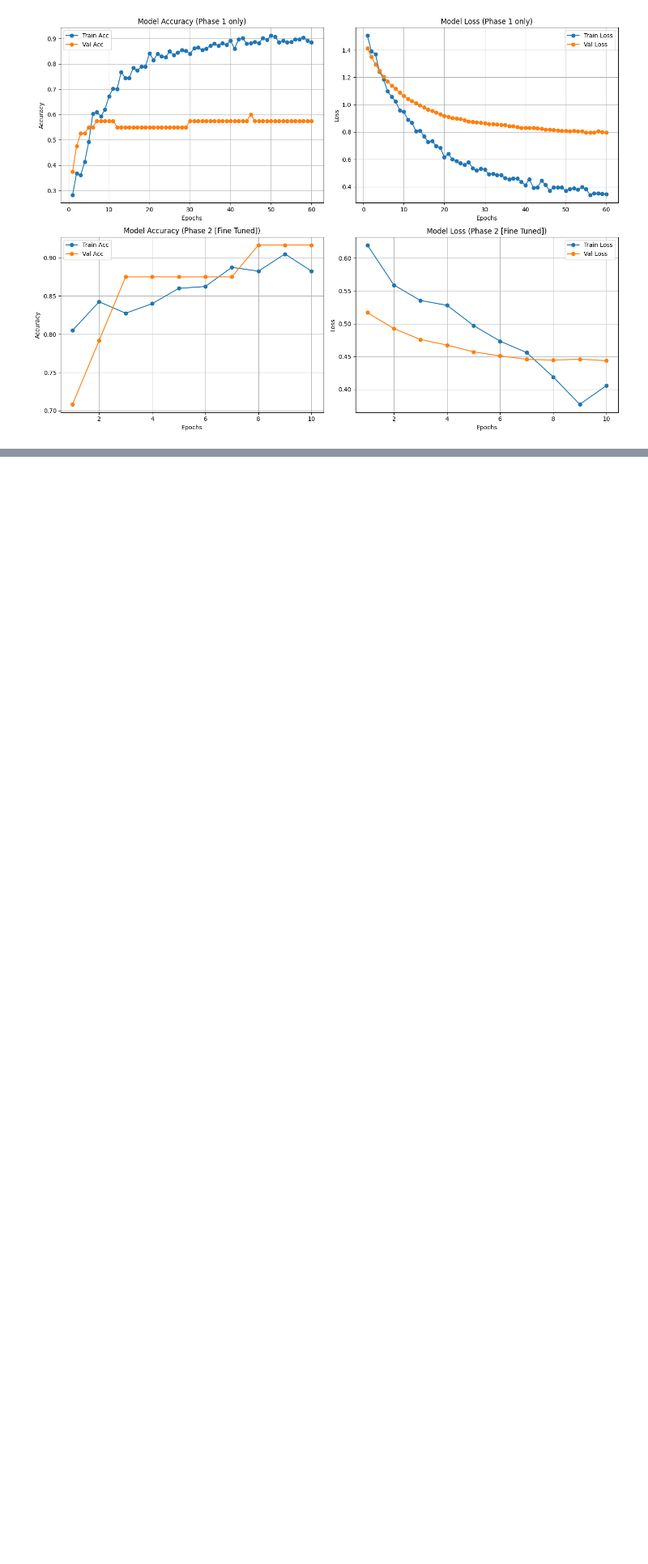
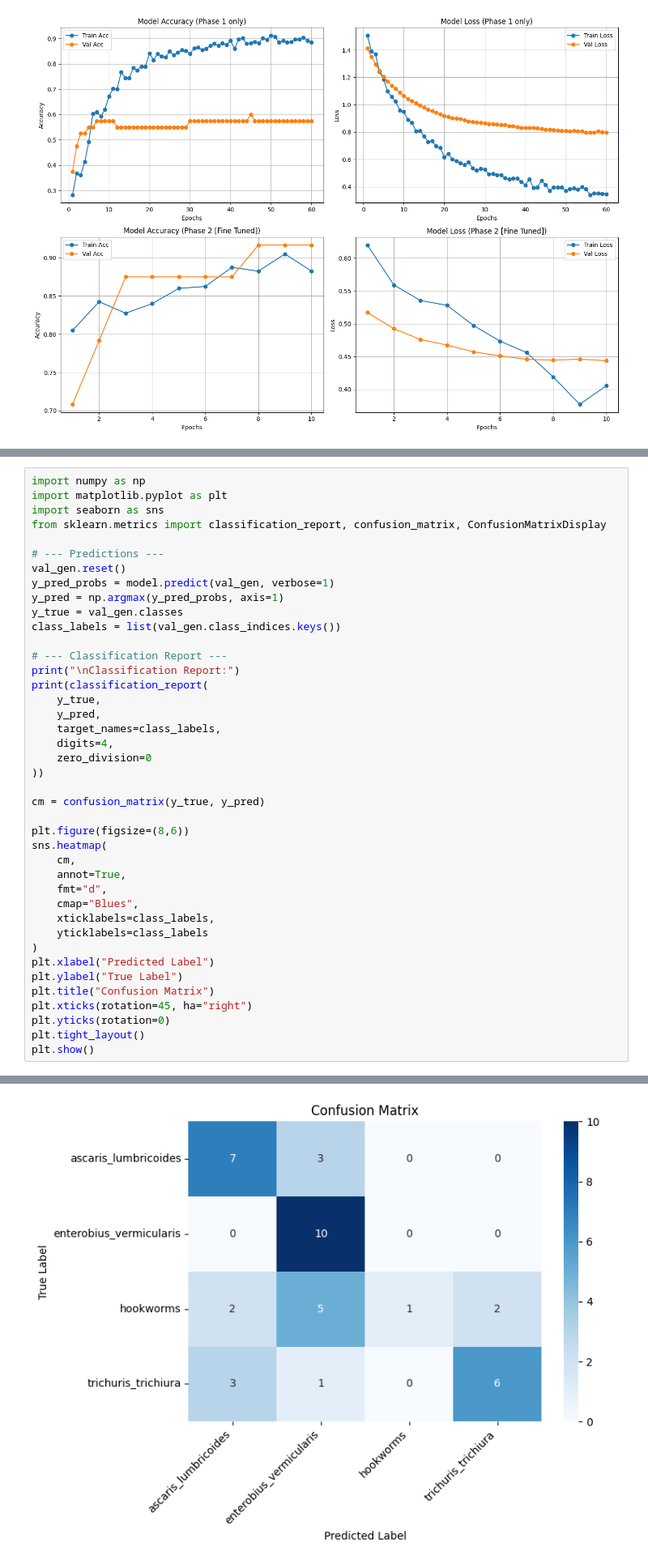
Before and after one commit to AtlastDeepLearning/Intestinal-Parasite-Classification-LW-CNN, a Jupyter notebook: efficientNet_B0_LW_CNN.ipynb, the cells around one changed output, grey strips where cells are left out. Shown at 81% size. Drawn from its saved outputs; the diff is of its cells as text; blank space fills up the shorter version.

```diff
--- a/efficientNet_B0_LW_CNN.ipynb
+++ b/efficientNet_B0_LW_CNN.ipynb
@@ -800,0 +984,42 @@ enterobius_vermicularis     0.6923    0.9000    0.7826        10
+# %%
+import numpy as np
+import matplotlib.pyplot as plt
+import seaborn as sns
+from sklearn.metrics import classification_report, confusion_matrix, ConfusionMatrixDisplay
+
+# --- Predictions ---
+val_gen.reset()
+y_pred_probs = model.predict(val_gen, verbose=1)
+y_pred = np.argmax(y_pred_probs, axis=1)
+y_true = val_gen.classes
+class_labels = list(val_gen.class_indices.keys())
+
+# --- Classification Report ---
+print("\nClassification Report:")
+print(classification_report(
+    y_true,
+    y_pred,
+    target_names=class_labels,
+    digits=4,
+    zero_division=0
+))
+
+cm = confusion_matrix(y_true, y_pred)
+
+plt.figure(figsize=(8,6))
+sns.heatmap(
+    cm,
+    annot=True,
+    fmt="d",
+    cmap="Blues",
+    xticklabels=class_labels,
+    yticklabels=class_labels
+)
+plt.xlabel("Predicted Label")
+plt.ylabel("True Label")
+plt.title("Confusion Matrix")
+plt.xticks(rotation=45, ha="right")
+plt.yticks(rotation=0)
+plt.tight_layout()
+plt.show()
+# %% [output]
@@ -800,0 +1039 @@ enterobius_vermicularis     0.6923    0.9000    0.7826        10
+[figure, added]
```
Also changed, not shown: parts of 6 cells of this notebook.
